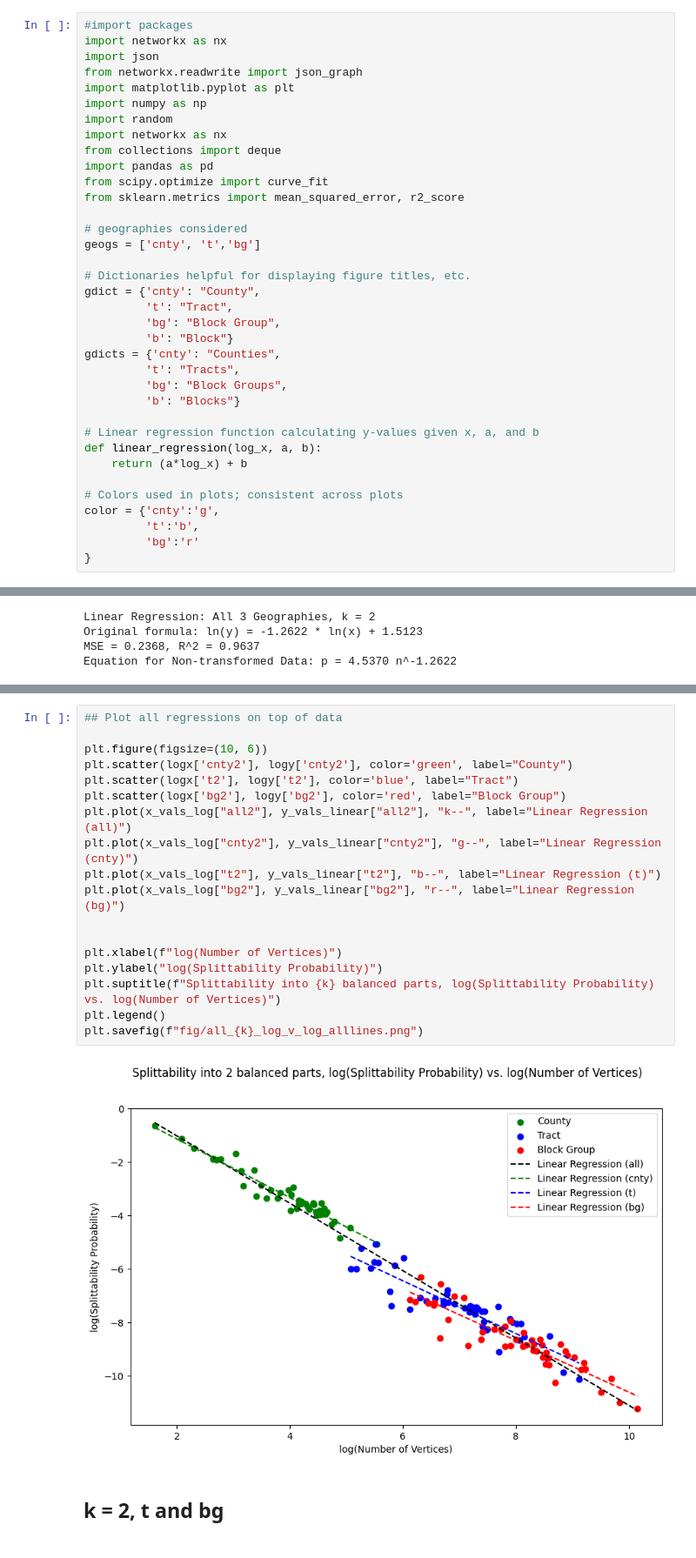
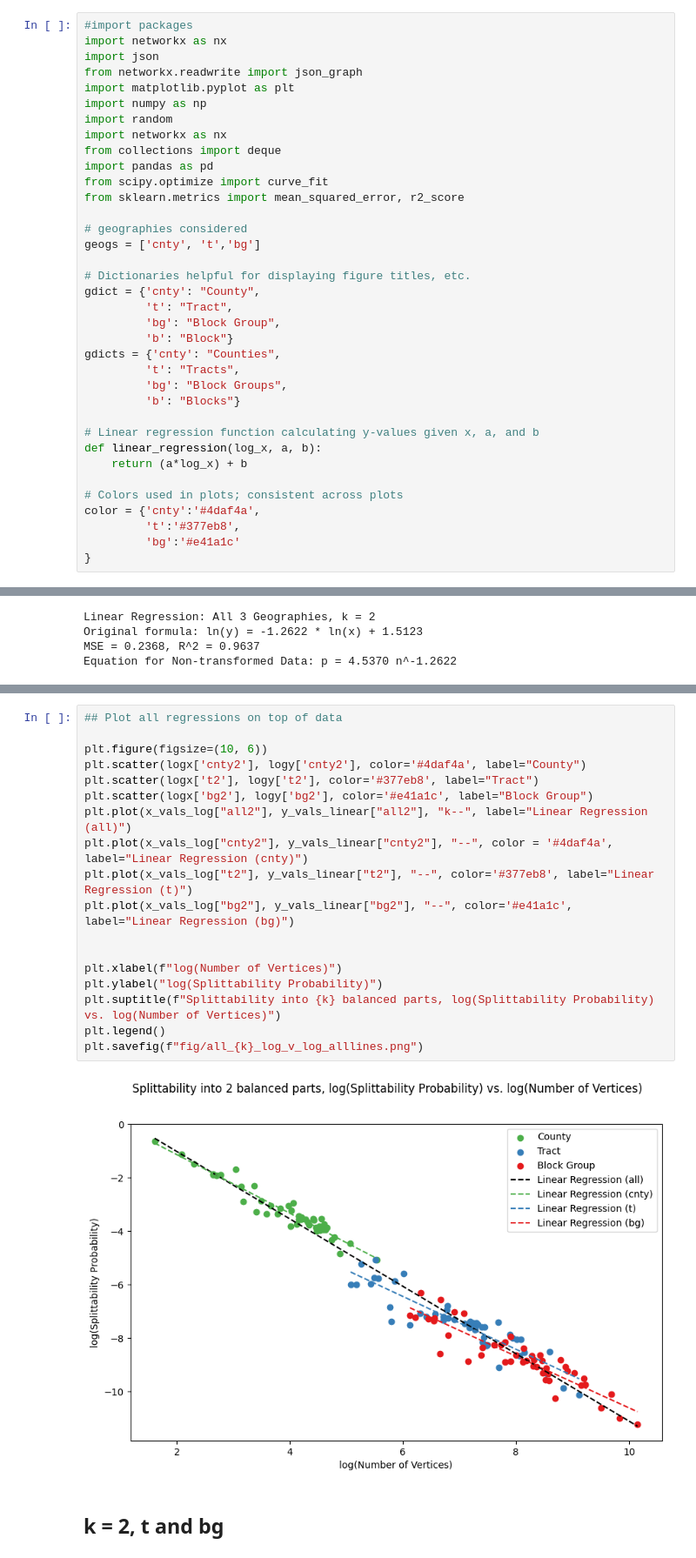
Before and after one commit to sranders15/Spanning-Trees-of-Dual-Graphs, a Jupyter notebook: Splittability/regression_visualization.ipynb, the cells around one changed output, grey strips where cells are left out. Shown at 87% size. Drawn from its saved outputs; the diff is of its cells as text.

```diff
--- a/Splittability/regression_visualization.ipynb
+++ b/Splittability/regression_visualization.ipynb
@@ -34,9 +34,9 @@ def linear_regression(log_x, a, b):
     return (a*log_x) + b
 
 # Colors used in plots; consistent across plots
-color = {'cnty':'g',
-         't':'b',
-         'bg':'r'
+color = {'cnty':'#4daf4a',
+         't':'#377eb8',
+         'bg':'#e41a1c'
 }
 # %%
 # Read in data
@@ -248,23 +248,23 @@ plt.savefig(f"fig/all_{k}_log_v_log.png")
 # %%
 ## Plot all regressions on top of data
 
 plt.figure(figsize=(10, 6))
-plt.scatter(logx['cnty2'], logy['cnty2'], color='green', label="County")
-plt.scatter(logx['t2'], logy['t2'], color='blue', label="Tract")
-plt.scatter(logx['bg2'], logy['bg2'], color='red', label="Block Group")
+plt.scatter(logx['cnty2'], logy['cnty2'], color='#4daf4a', label="County")
+plt.scatter(logx['t2'], logy['t2'], color='#377eb8', label="Tract")
+plt.scatter(logx['bg2'], logy['bg2'], color='#e41a1c', label="Block Group")
 plt.plot(x_vals_log["all2"], y_vals_linear["all2"], "k--", label="Linear Regression (all)")
-plt.plot(x_vals_log["cnty2"], y_vals_linear["cnty2"], "g--", label="Linear Regression (cnty)")
-plt.plot(x_vals_log["t2"], y_vals_linear["t2"], "b--", label="Linear Regression (t)")
-plt.plot(x_vals_log["bg2"], y_vals_linear["bg2"], "r--", label="Linear Regression (bg)")
+plt.plot(x_vals_log["cnty2"], y_vals_linear["cnty2"], "--", color = '#4daf4a', label="Linear Regression (cnty)")
+plt.plot(x_vals_log["t2"], y_vals_linear["t2"], "--", color='#377eb8', label="Linear Regression (t)")
+plt.plot(x_vals_log["bg2"], y_vals_linear["bg2"], "--", color='#e41a1c', label="Linear Regression (bg)")
 
 
 plt.xlabel(f"log(Number of Vertices)")
 plt.ylabel("log(Splittability Probability)")
 plt.suptitle(f"Splittability into {k} balanced parts, log(Splittability Probability) vs. log(Number of Vertices)")
 plt.legend()
 plt.savefig(f"fig/all_{k}_log_v_log_alllines.png")
 # %% [output]
-[figure, old version]
+[figure, new version]
 # %% [markdown]
 ## k = 2, t and bg
 # %%
```
Also changed, not shown: parts of 5 cells of this notebook, 21 other files.
